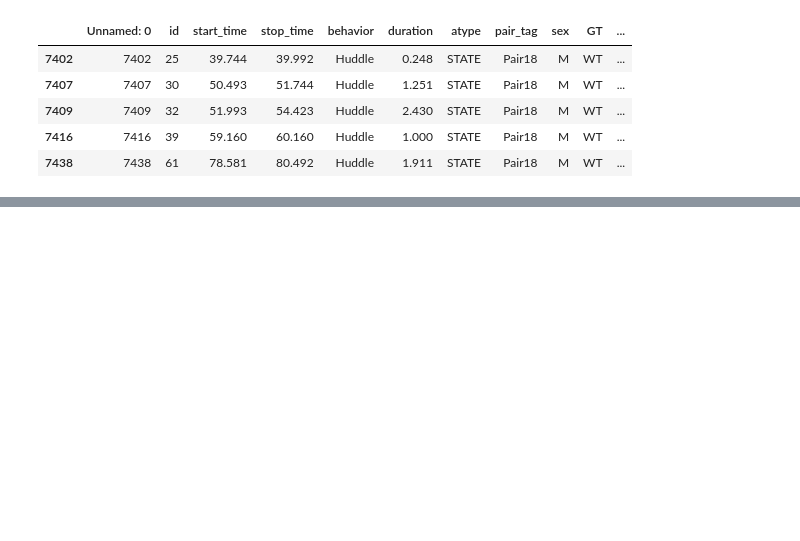
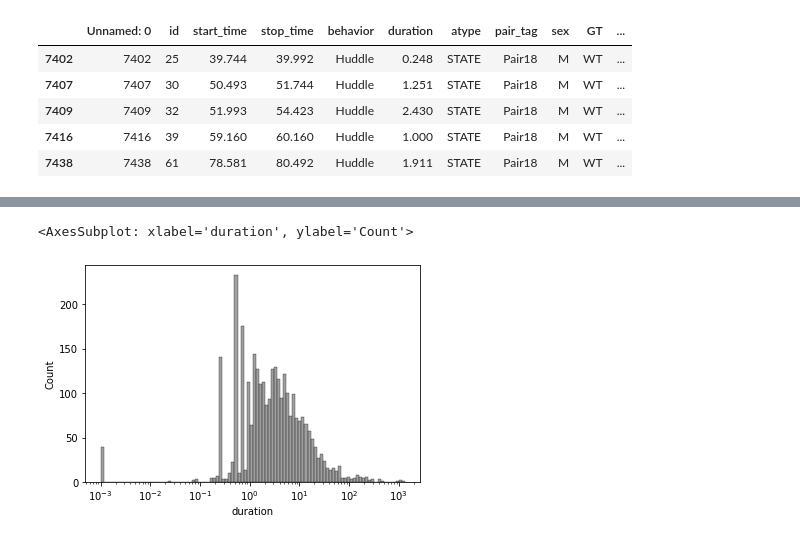
Before and after one commit to nhoglen/scn2a-paper-GWJSNH-code, a Jupyter notebook: 240827_scratch_homecageHuddleDuration.ipynb, the cells around one changed output, grey strips where cells are left out. Drawn from its saved outputs; the diff is of its cells as text; code cells hidden in the pictures; blank space fills up the shorter version.

```diff
--- a/240827_scratch_homecageHuddleDuration.ipynb
+++ b/240827_scratch_homecageHuddleDuration.ipynb
@@ -99,0 +100,24 @@ sns.histplot(data=wtfdf,x='duration',bins=80,log_scale=(10,False),color=fcols[0]
+# %%
+# ----- COMBINE MALES AND FEMALES -----
+
+assays = ['introduction','reunion','aggression','timedMating']
+behavior = ['Huddle']
+GT = ['WT']
+sex = ['F']
+
+# filtering indices -- makes a list of true/false values for each data entry about whether it matches the criterion
+assayIdx = data.assay.isin(assays)
+behaviorIdx = data.behavior.isin(behavior)
+gtIdx = data.GT.isin(GT)
+
+idx1 = np.logical_and(assayIdx,behaviorIdx)
+idx2 = gtIdx
+allIdx = np.logical_and(idx1,idx2)
+
+# filtered data
+wtdf = data[allIdx]
+# %%
+sns.histplot(data=wtdf,x='duration',bins=100,log_scale=(10,False),color=[0.5,0.5,0.5])
+# %% [output]
+<AxesSubplot: xlabel='duration', ylabel='Count'>
+[figure, added]
```
Also changed, not shown: parts of 2 cells of this notebook, 3 other files.
